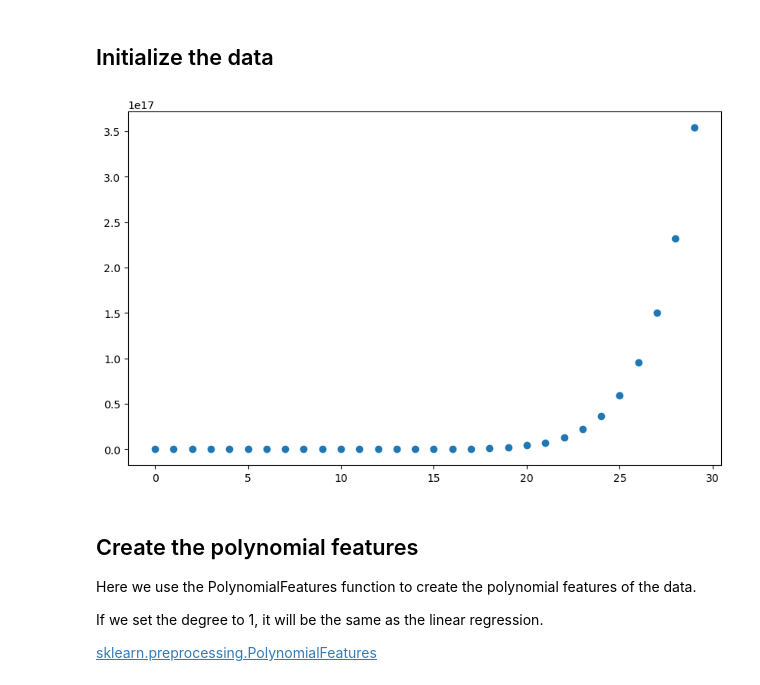
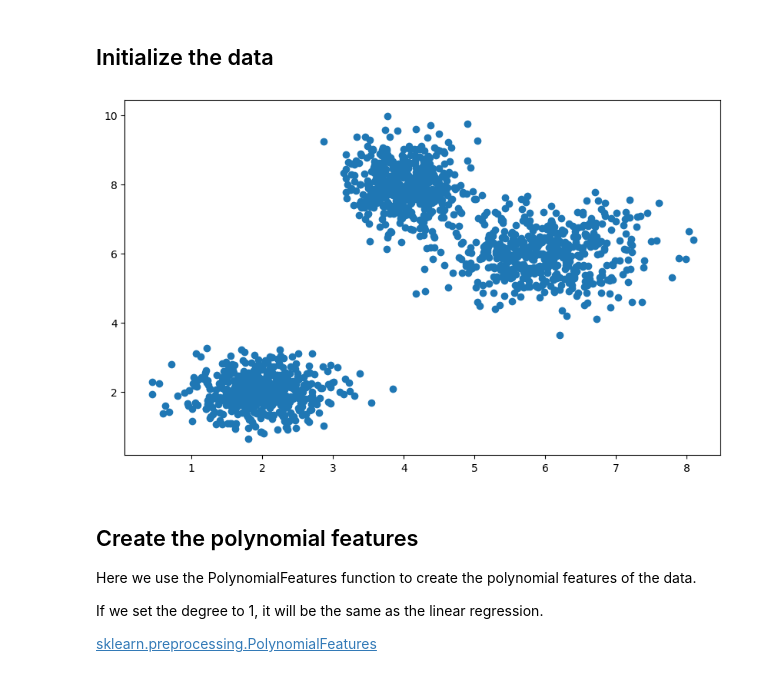
Before and after one commit to jacksonchen1998/ML-from-scratch, a Jupyter notebook: Polynomial Regression/WithLibrary.ipynb, the cells around one changed output. Cells and saved outputs as stored; diff of their text form; code cells hidden in the pictures.

```diff
--- a/Polynomial Regression/WithLibrary.ipynb
+++ b/Polynomial Regression/WithLibrary.ipynb
@@ -7,14 +7,24 @@ import matplotlib.pyplot as plt
 from sklearn.preprocessing  import PolynomialFeatures # pip install scikit-learn
 # %% [markdown]
 ## Initialize the data
-# %%
-x = np.arange(0, 30)
-y = np.random.normal(0, 1, 30) + x**12
-plt.figure(figsize=(10,6))
-plt.scatter(x, y)
-plt.show()
-# %% [output]
-[figure, removed]
+# %%
+# Number of data points in each cluster
+num_points = 500
+
+# Generate data for three clusters
+cluster1 = np.random.normal(loc=[2, 2], scale=[0.5, 0.5], size=(num_points, 2))
+cluster2 = np.random.normal(loc=[6, 6], scale=[0.7, 0.7], size=(num_points, 2))
+cluster3 = np.random.normal(loc=[4, 8], scale=[0.4, 0.6], size=(num_points, 2))
+
+# Combine the clusters
+x = np.concatenate((cluster1[:, 0], cluster2[:, 0], cluster3[:, 0]))
+y = np.concatenate((cluster1[:, 1], cluster2[:, 1], cluster3[:, 1]))
+
+plt.figure(figsize=(10,6))
+plt.scatter(x, y)
+plt.show()
+# %% [output]
+[figure, added]
 # %% [markdown]
 ## Create the polynomial features
 
```
Also changed, not shown: parts of 3 cells of this notebook, 1 other file.
